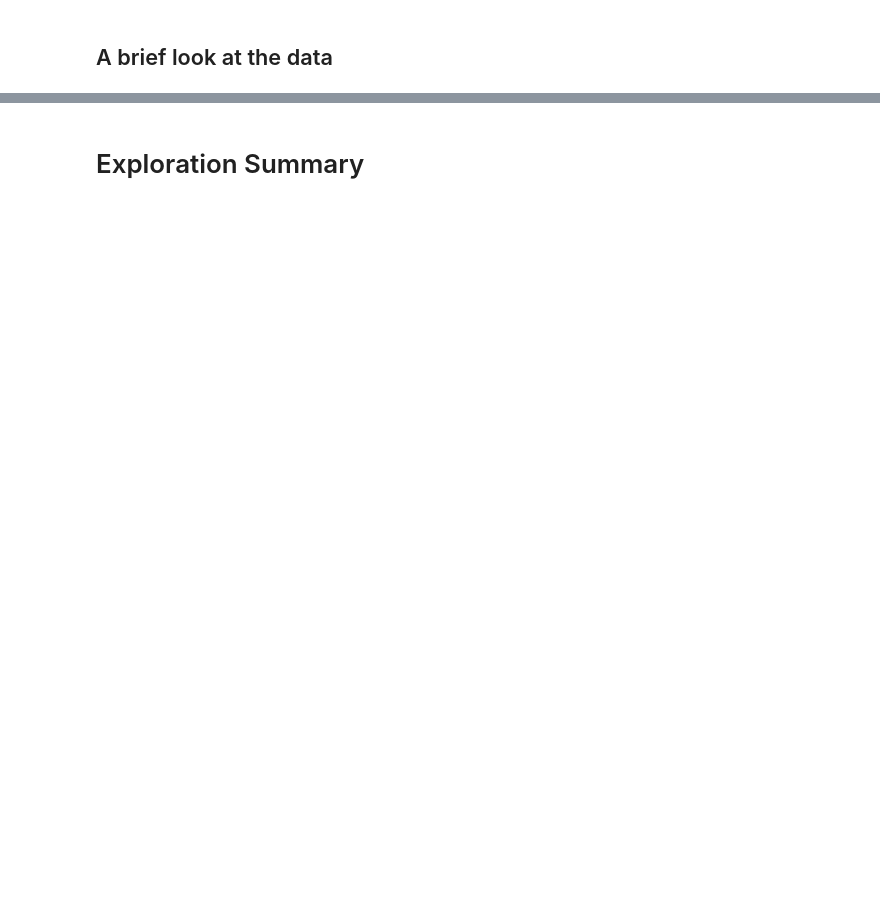
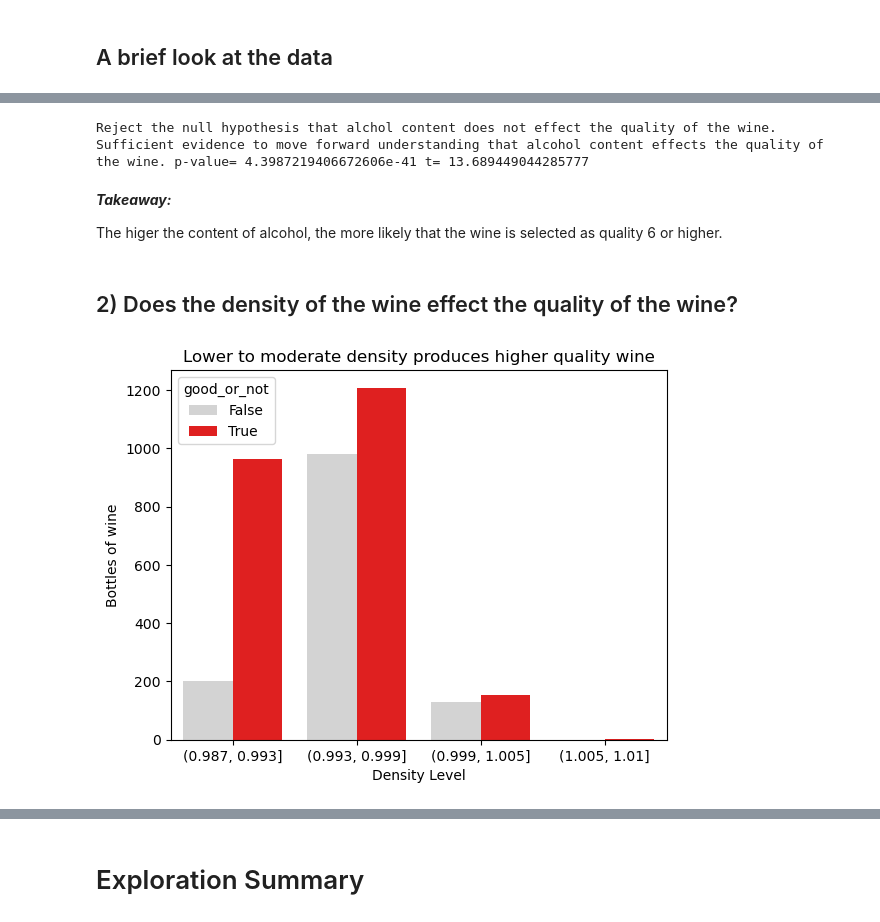
Before and after one commit to Fine-Wine/clustering-project-wine, a Jupyter notebook: clustering_project_final.ipynb, the cells around one changed output, grey strips where cells are left out. Cells and saved outputs as stored; diff of their text form; code cells hidden in the pictures; blank space fills up the shorter version.

```diff
--- a/clustering_project_final.ipynb
+++ b/clustering_project_final.ipynb
@@ -195,0 +137,20 @@ optimal_sf_stat_test
+# %%
+# Running a one sample ttest statistical test
+#to check for correlation and have more confidence
+alcohol_test = p.eval_result(train, 'alcohol')
+alcohol_test
+# %% [output]
+Reject the null hypothesis that alchol content does not effect the quality of the wine.
+Sufficient evidence to move forward understanding that alcohol content effects the quality of the wine. p-value= 4.3987219406672606e-41 t= 13.689449044285777
+# %% [markdown]
+***Takeaway:***
+
+The higer the content of alcohol, the more likely that the wine is selected as quality 6 or higher.
+# %% [markdown]
+## 2)  Does the density of the wine effect the quality of the wine?
+# %%
+# Visualization to show how density effects the quality of the wine.
+density = p.density_visual(train)
+density
+# %% [output]
+[figure, added]
```
Also changed, not shown: parts of 102 cells of this notebook.
